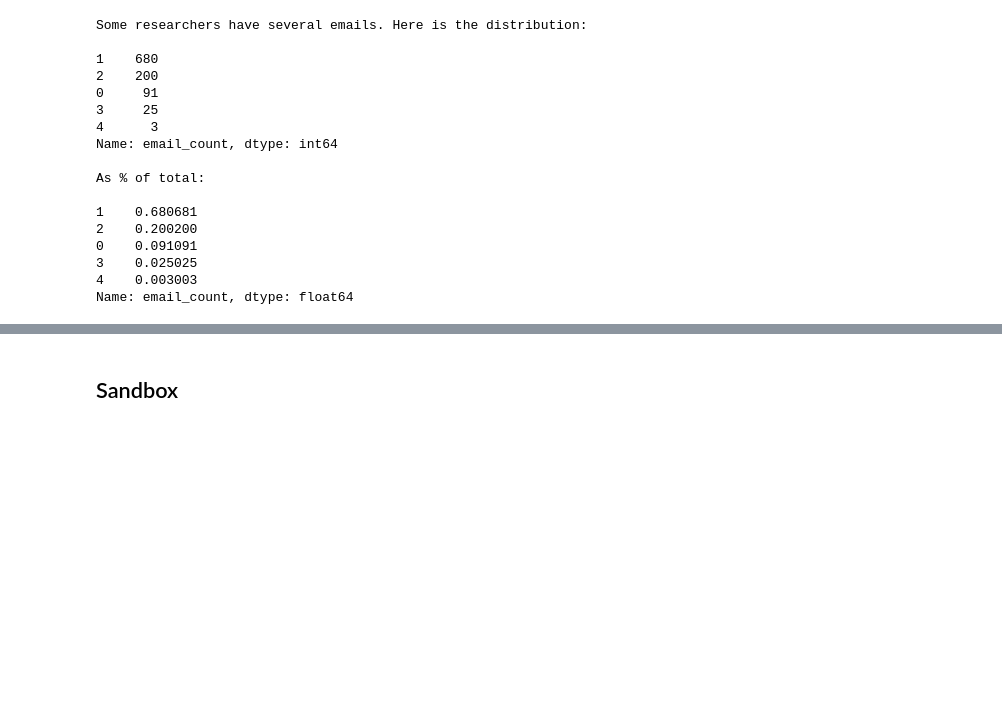
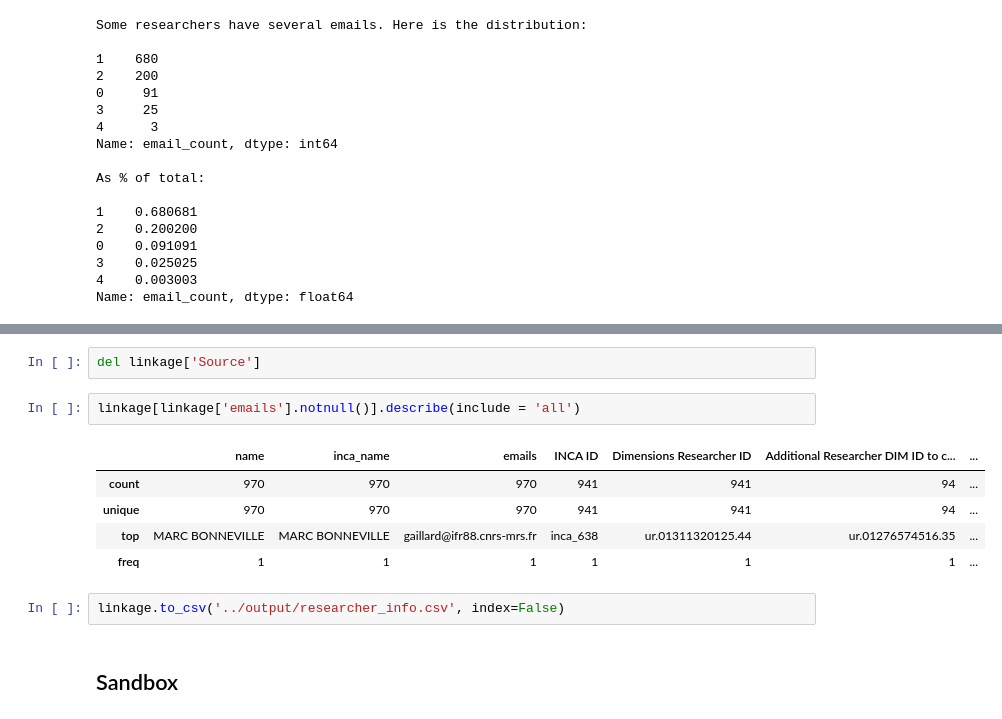
Before and after one commit to Coleridge-Initiative/helios, a Jupyter notebook: scripts/email_linking.ipynb, the cells around one changed output, grey strips where cells are left out. Saved outputs shown, nothing was run; the diff lists cells and outputs as text; blank space fills up the shorter version.

```diff
--- a/scripts/email_linking.ipynb
+++ b/scripts/email_linking.ipynb
@@ -239,2 +295,14 @@ Name: email_count, dtype: float64
+# %%
+del linkage['Source']
+# %%
+linkage[linkage['emails'].notnull()].describe(include = 'all')
+# %% [output]
+|  | name | inca_name | emails | INCA ID | Dimensions Researcher ID | Additional Researcher DIM ID to c... | ... |
+| count | 970 | 970 | 970 | 941 | 941 | 94 | ... |
+| unique | 970 | 970 | 970 | 941 | 941 | 94 | ... |
+| top | MARC BONNEVILLE | MARC BONNEVILLE | gaillard@ifr88.cnrs-mrs.fr | inca_638 | ur.01311320125.44 | ur.01276574516.35 | ... |
+| freq | 1 | 1 | 1 | 1 | 1 | 1 | ... |
+# %%
+linkage.to_csv('../output/researcher_info.csv', index=False)
 # %% [markdown]
 ## Sandbox
```
Also changed, not shown: parts of 10 cells of this notebook, 1 other file.
